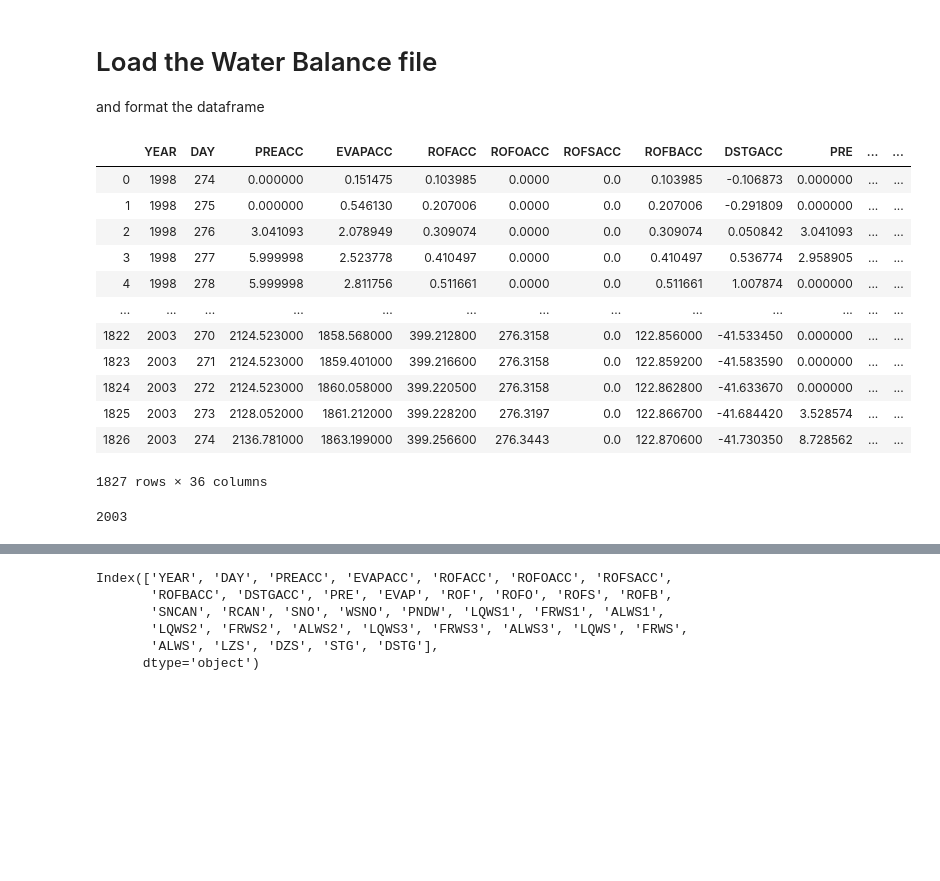
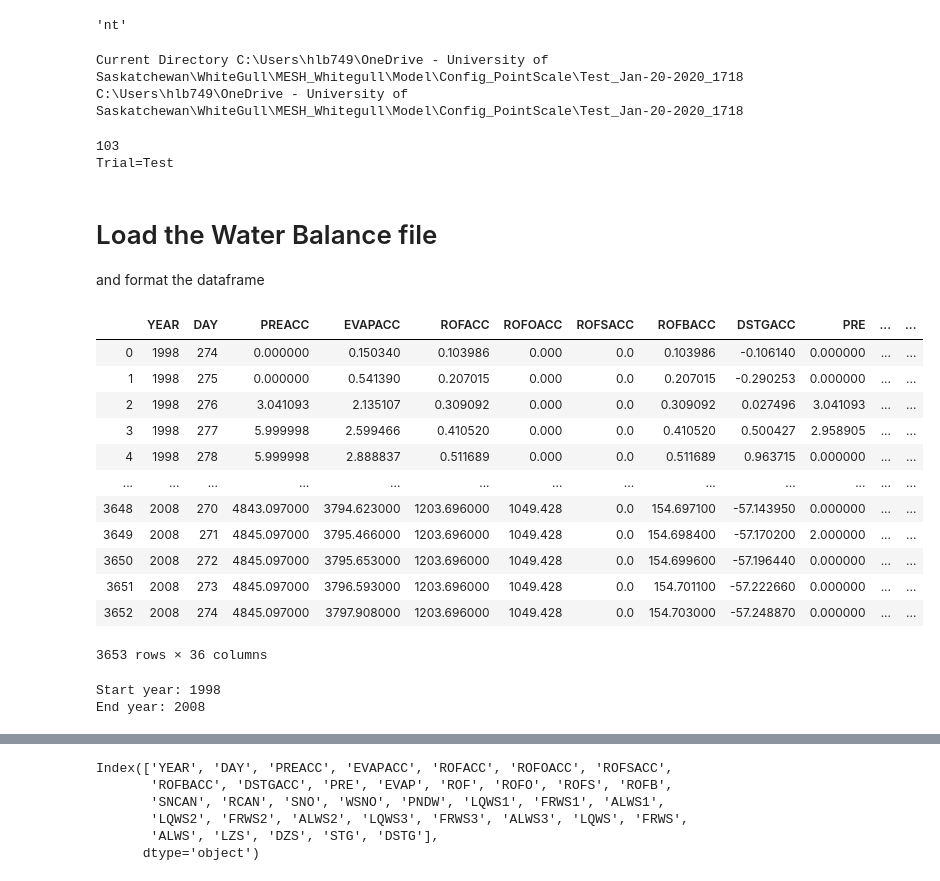
Before and after one commit to MESH-Model/MESH_Whitegull, a Jupyter notebook: Code/MESHPostProcess.ipynb, the cells around one changed output, grey strips where cells are left out. Drawn from its saved outputs; the diff is of its cells as text; code cells hidden in the pictures; blank space fills up the shorter version.

```diff
--- a/Code/MESHPostProcess.ipynb
+++ b/Code/MESHPostProcess.ipynb
@@ -9,34 +12,67 @@ from os.path import isfile, join
+# %%
+os.name
+# %% [output]
+'nt'
+# %%
+# get current directory
+path = os.getcwd()
+print("Current Directory", path)
+print(path)
+# %% [output]
+Current Directory C:\Users\hlb749\OneDrive - University of Saskatchewan\WhiteGull\MESH_Whitegull\Model\Config_PointScale\Test_Jan-20-2020_1718
+C:\Users\hlb749\OneDrive - University of Saskatchewan\WhiteGull\MESH_Whitegull\Model\Config_PointScale\Test_Jan-20-2020_1718
+# %%
+# Obtain the trial name from the directory name
+
+start = path.rfind('\\')+1 if path.rfind('\\') > 0 else path.rfind('/')+1
+# try:
+#     start = path.rfind('\\')+1
+#     print('Try returned successful')
+# except:
+#     start = path.rfind('/')+1
+#     print('Try returned unsuccessful and exception triggered')
+
+print(start)
+# rfind searches a string starting from the end
+# used try/except to be compatible when running both from windows and the command line
+end = -17
+trial = path[start:end]
+print('Trial='+trial)
+# %% [output]
+103
+Trial=Test
 # %% [markdown]
 # Load the Water Balance file
 and format the dataframe
 # %%
-fname = "BASINAVG1"
-trial = 'Test'
-fRead = "../Model/Config_PointScale/"+fname+"/Basin_average_water_balance.csv"
-WB = pd.read_csv(fRead, skipinitialspace=True)
+# fname = "BASINAVG1"
+# trial = 'Test'
+# fRead = "../Model/Config_PointScale/"+fname+"/Basin_average_water_balance.csv"
+WB = pd.read_csv("Basin_average_water_balance.csv", skipinitialspace=True)
 WB = WB.drop(columns="Unnamed: 36")
 WB
 # %% [output]
 |  | YEAR | DAY | PREACC | EVAPACC | ROFACC | ROFOACC | ROFSACC | ROFBACC | DSTGACC | PRE | ... | ... |
-| 0 | 1998 | 274 | 0.000000 | 0.151475 | 0.103985 | 0.0000 | 0.0 | 0.103985 | -0.106873 | 0.000000 | ... | ... |
-| 1 | 1998 | 275 | 0.000000 | 0.546130 | 0.207006 | 0.0000 | 0.0 | 0.207006 | -0.291809 | 0.000000 | ... | ... |
-| 2 | 1998 | 276 | 3.041093 | 2.078949 | 0.309074 | 0.0000 | 0.0 | 0.309074 | 0.050842 | 3.041093 | ... | ... |
-| 3 | 1998 | 277 | 5.999998 | 2.523778 | 0.410497 | 0.0000 | 0.0 | 0.410497 | 0.536774 | 2.958905 | ... | ... |
-| 4 | 1998 | 278 | 5.999998 | 2.811756 | 0.511661 | 0.0000 | 0.0 | 0.511661 | 1.007874 | 0.000000 | ... | ... |
+| 0 | 1998 | 274 | 0.000000 | 0.150340 | 0.103986 | 0.000 | 0.0 | 0.103986 | -0.106140 | 0.000000 | ... | ... |
+| 1 | 1998 | 275 | 0.000000 | 0.541390 | 0.207015 | 0.000 | 0.0 | 0.207015 | -0.290253 | 0.000000 | ... | ... |
+| 2 | 1998 | 276 | 3.041093 | 2.135107 | 0.309092 | 0.000 | 0.0 | 0.309092 | 0.027496 | 3.041093 | ... | ... |
+| 3 | 1998 | 277 | 5.999998 | 2.599466 | 0.410520 | 0.000 | 0.0 | 0.410520 | 0.500427 | 2.958905 | ... | ... |
+| 4 | 1998 | 278 | 5.999998 | 2.888837 | 0.511689 | 0.000 | 0.0 | 0.511689 | 0.963715 | 0.000000 | ... | ... |
 | ... | ... | ... | ... | ... | ... | ... | ... | ... | ... | ... | ... | ... |
-| 1822 | 2003 | 270 | 2124.523000 | 1858.568000 | 399.212800 | 276.3158 | 0.0 | 122.856000 | -41.533450 | 0.000000 | ... | ... |
-| 1823 | 2003 | 271 | 2124.523000 | 1859.401000 | 399.216600 | 276.3158 | 0.0 | 122.859200 | -41.583590 | 0.000000 | ... | ... |
-| 1824 | 2003 | 272 | 2124.523000 | 1860.058000 | 399.220500 | 276.3158 | 0.0 | 122.862800 | -41.633670 | 0.000000 | ... | ... |
-| 1825 | 2003 | 273 | 2128.052000 | 1861.212000 | 399.228200 | 276.3197 | 0.0 | 122.866700 | -41.684420 | 3.528574 | ... | ... |
-| 1826 | 2003 | 274 | 2136.781000 | 1863.199000 | 399.256600 | 276.3443 | 0.0 | 122.870600 | -41.730350 | 8.728562 | ... | ... |
+| 3648 | 2008 | 270 | 4843.097000 | 3794.623000 | 1203.696000 | 1049.428 | 0.0 | 154.697100 | -57.143950 | 0.000000 | ... | ... |
+| 3649 | 2008 | 271 | 4845.097000 | 3795.466000 | 1203.696000 | 1049.428 | 0.0 | 154.698400 | -57.170200 | 2.000000 | ... | ... |
+| 3650 | 2008 | 272 | 4845.097000 | 3795.653000 | 1203.696000 | 1049.428 | 0.0 | 154.699600 | -57.196440 | 0.000000 | ... | ... |
+| 3651 | 2008 | 273 | 4845.097000 | 3796.593000 | 1203.696000 | 1049.428 | 0.0 | 154.701100 | -57.222660 | 0.000000 | ... | ... |
+| 3652 | 2008 | 274 | 4845.097000 | 3797.908000 | 1203.696000 | 1049.428 | 0.0 | 154.703000 | -57.248870 | 0.000000 | ... | ... |
-1827 rows × 36 columns
+3653 rows × 36 columns
 # %%
 startYear = WB['YEAR'][1]
-startYear
+print("Start year: %d" %startYear)
 endYear = WB['YEAR'][len(WB.index)-1]
-endYear
+print("End year: %d" %endYear)
 # %% [output]
-2003
+Start year: 1998
+End year: 2008
 # %%
 Dates = pd.to_datetime(WB['YEAR'] * 1000 + WB['DAY'], format='%Y%j')
 Dates[0]
```
Also changed, not shown: parts of 25 cells of this notebook, 2 other files.
